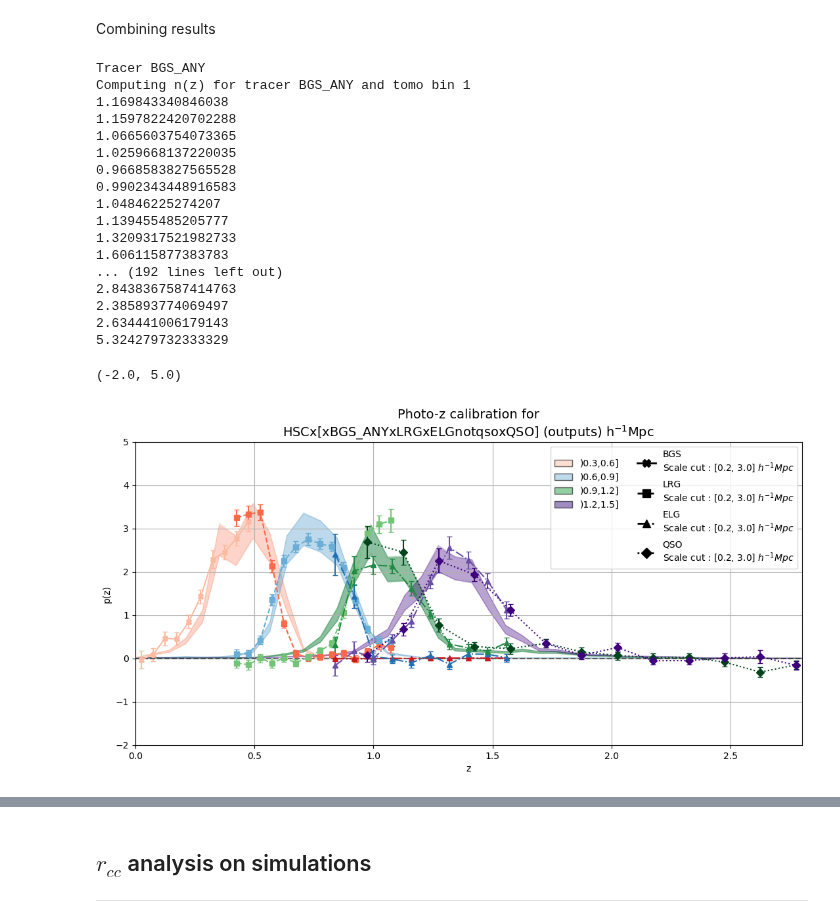
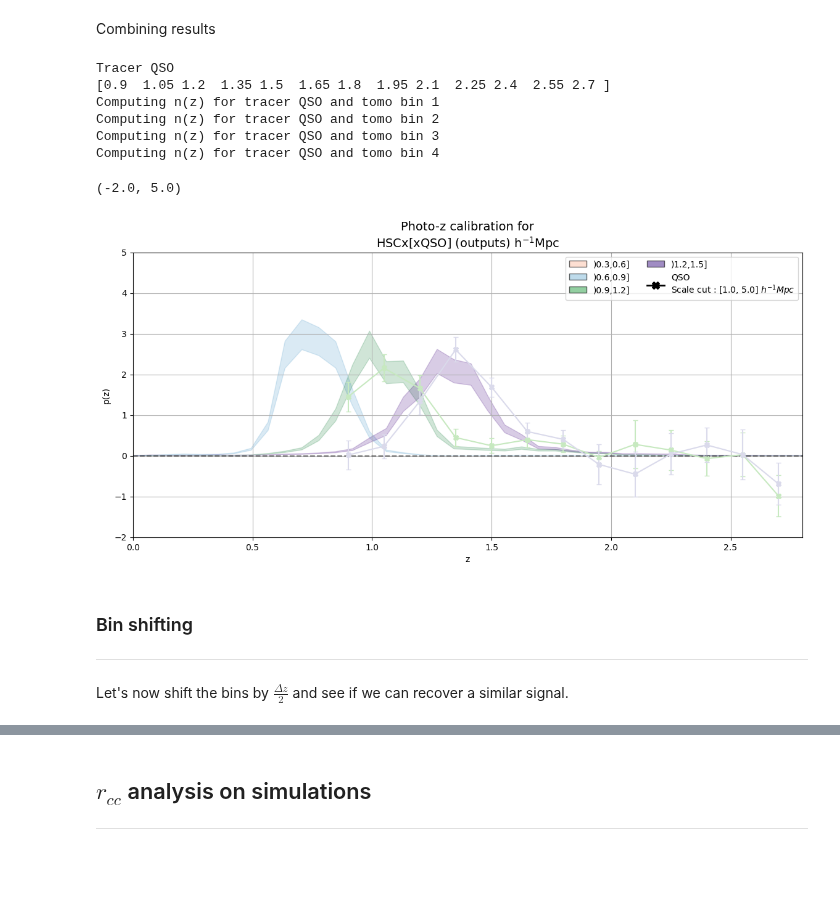
Before and after one commit to JeanCHDJdev/desi-y3-hsc, a Jupyter notebook: src/statistics/plot_results.ipynb, the cells around one changed output, grey strips where cells are left out. Saved outputs shown, nothing was run; the diff lists cells and outputs as text; code cells hidden in the pictures; blank space fills up the shorter version.

Commit message:
notebook update to account for shifted binning scheme

```diff
--- a/src/statistics/plot_results.ipynb
+++ b/src/statistics/plot_results.ipynb
@@ -115,7 +115,7 @@ nz_err = []
 for i in range(1, 5):
     kwargs = {
         'path_dictionary' : path_dictionary,
-        'scale_cuts' : [1.5, 5.0],
+        'scale_cuts' : [1.5, 10.0],
         'tracer' : tracer,
         'tomo_bin' : i,
         'sigmaj_corrections' : np.ones_like(sigmaj_corr),
@@ -451,9 +414,16 @@ Text(0.5, 0.98, 'Calibrated p(z) for HSC\nroot : outputs')
 # %% [markdown]
 Combining results
+# %%
+path_dictionary = {
+    'HSC' : ROOT / 'current4' / f'auto_{desc}_HSC', # with no wpp correction, is unused
+    'DESI_NGC' : ROOT / 'current4_offset' / f'auto_{desc}_NGC',
+    'DESI_SGC' : None, #ROOT / f'autos_{desc}_SGC',
+    'DESIxHSC' : ROOT / 'current4_offset' / f'cross_{desc}',
+}
 # %%
 importlib.reload(inference)
 ncurves = 0
-tracers = ['BGS_ANY', 'LRG', 'ELGnotqso', 'QSO'] #'LRG', 'ELGnotqso', 'QSO'] #'LRG', 'ELGnotqso', 'QSO']#'ELGnotqso', 'QSO']
+tracers = ['QSO'] #['BGS_ANY', 'LRG', 'ELGnotqso', 'QSO'] #'LRG', 'ELGnotqso', 'QSO'] #'LRG', 'ELGnotqso', 'QSO']#'ELGnotqso', 'QSO']
 tracer_trad = {
     'BGS_ANY' : 'BGS',
     'LRG' : 'LRG',
@@ -471,9 +441,8 @@ linestyles = ['-', '--', '-.', ':']
 tomo_bin_dnnz = np.loadtxt('hsc_pz/data/tomographic_binning_dnnz.dat')
 
 fig, ax = plt.subplots(figsize=(14, 6))
-fig.subplots_adjust(right=0.85)
 
-scale_cuts = [[0.2, 3]] # in Mpc/h #[[0.2, 2.5], [0.2, 2.5], [0.2, 5], [0.5, 5]]
+scale_cuts = [[1, 5]] # in Mpc/h #[[0.2, 2.5], [0.2, 2.5], [0.2, 5], [0.5, 5]]
 if scale_cuts is not None and len(scale_cuts) == 1:
     scale_cuts = [scale_cuts[0] for _ in range(len(tracers))]
 
@@ -485,6 +454,7 @@ for n in range(len(tracers)):
         path_dictionary['DESI_NGC'],
         ).get_bins(t)
     zval = bins_tracer[:-1] + np.diff(bins_tracer) / 2
+    print(zval)
     range_tracer = [bins_tracer[0], bins_tracer[-1]]
     mask = (tomo_bin_dnnz[:, 0] >= min(bins_tracer)) & (tomo_bin_dnnz[:, 0] <= max(bins_tracer))
     mids = tomo_bin_dnnz[:, 0]
@@ -551,7 +521,7 @@ for n in range(len(tracers)):
                 color=colormaps[j]((n+1)/4),
                 )
 
-    title+= f'x{tracers[n]}'
+    title+= f'x{tracer_trad[tracers[n]]}'
 
 title+=f'] ({ROOT.name}) ' +r'$\rm{h}^{-1}\rm{Mpc}$'
 ax.set_xlabel('z')
@@ -568,48 +538,42 @@ for bin_id in range(1, len(bins_hsc)):
     )
     legend_elements.append(patch)
 
 for i, (marker, linestyle, tracer) in enumerate(zip(markers, linestyles, tracers)):
     element = Line2D(
         [0],
         [0],
         color='black',
         marker=marker,
         linestyle=linestyle,
         markersize=8,
         label=tracer_trad[tracer] + f'\nScale cut : [{scale_cuts[i][0]:.1f}, {scale_cuts[i][1]:.1f}] ' + r'$h^{-1}Mpc$',
         linewidth=2
     )
     legend_elements.append(element)
 
 ax.legend(
     handles=legend_elements,
     loc='upper right',
     ncol=2,
     fontsize=10,
 )
 
 ax.axhline(0, color='black', linestyle='--', alpha=0.5)
 ax.grid()
 ax.set_title(title, fontsize=14)
 ax.set_xlim(0, 2.8)
 ax.set_ylim(-2, 5)
 # %% [output]
-Tracer BGS_ANY
-Computing n(z) for tracer BGS_ANY and tomo bin 1
-1.169843340846038
-1.1597822420702288
-1.0665603754073365
-1.0259668137220035
-0.9668583827565528
-0.9902343448916583
-1.04846225274207
-1.139455485205777
-1.3209317521982733
-1.606115877383783
-... (192 lines left out)
-2.8438367587414763
-2.385893774069497
-2.634441006179143
-5.324279732333329
+Tracer QSO
+[0.9  1.05 1.2  1.35 1.5  1.65 1.8  1.95 2.1  2.25 2.4  2.55 2.7 ]
+Computing n(z) for tracer QSO and tomo bin 1
+Computing n(z) for tracer QSO and tomo bin 2
+Computing n(z) for tracer QSO and tomo bin 3
+Computing n(z) for tracer QSO and tomo bin 4
 (-2.0, 5.0)
-[figure, old version]
+[figure, new version]
+# %% [markdown]
+### Bin shifting
+-----------------
+
+Let's now shift the bins by $\frac{\Delta z}{2}$ and see if we can recover a similar signal.
```
Also changed, not shown: parts of 6 cells of this notebook, 4 other files.
